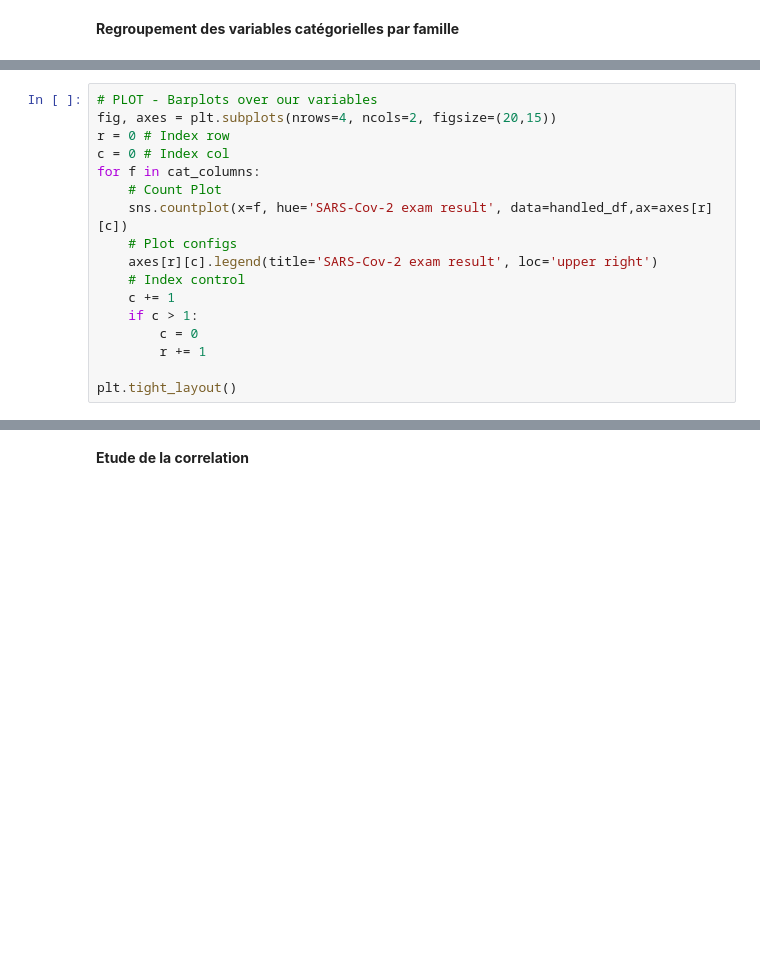
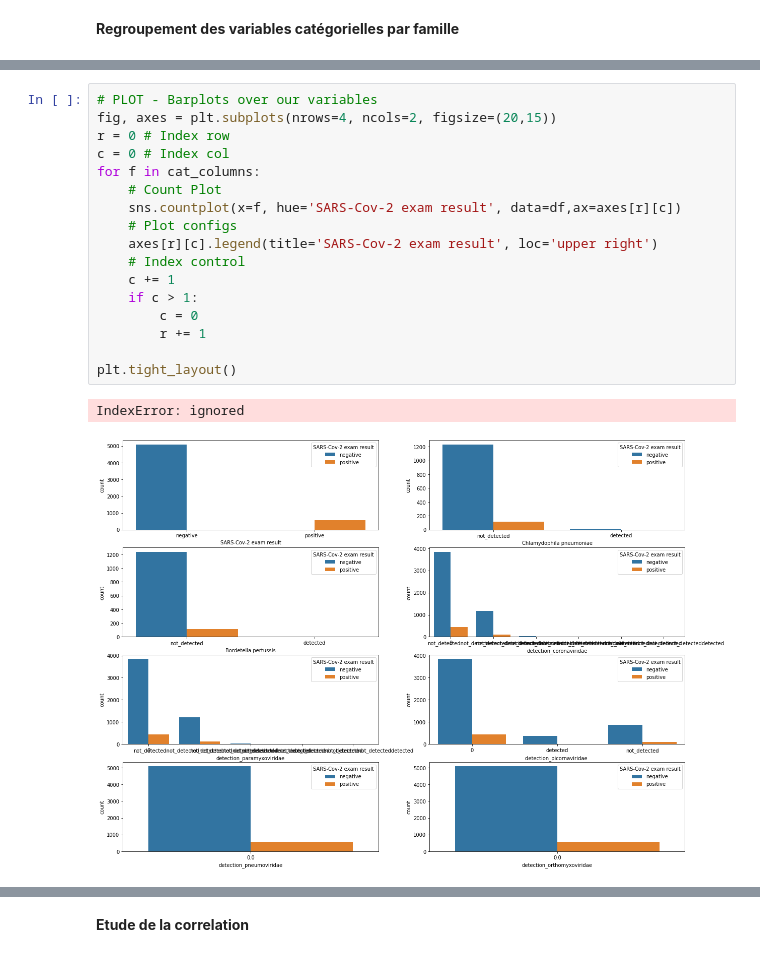
Before and after one commit to m3nkam/ml-covid19, a Jupyter notebook: pfe_2021.ipynb, the cells around one changed output, grey strips where cells are left out. Drawn from its saved outputs; the diff is of its cells as text; blank space fills up the shorter version.

```diff
--- a/pfe_2021.ipynb
+++ b/pfe_2021.ipynb
@@ -258,20 +284,23 @@ plt.xticks(rotation=90);
 # %%
 # PLOT - Barplots over our variables
 fig, axes = plt.subplots(nrows=4, ncols=2, figsize=(20,15))
 r = 0 # Index row
 c = 0 # Index col
 for f in cat_columns:
     # Count Plot
-    sns.countplot(x=f, hue='SARS-Cov-2 exam result', data=handled_df,ax=axes[r][c])
+    sns.countplot(x=f, hue='SARS-Cov-2 exam result', data=df,ax=axes[r][c])
     # Plot configs
     axes[r][c].legend(title='SARS-Cov-2 exam result', loc='upper right')
     # Index control
     c += 1
     if c > 1:
         c = 0
         r += 1
 
 plt.tight_layout()
+# %% [output]
+IndexError: ignored
+[figure, added]
 # %%
 for col in cat_columns:
     plt.figure()
```
Also changed, not shown: parts of 6 cells of this notebook.
